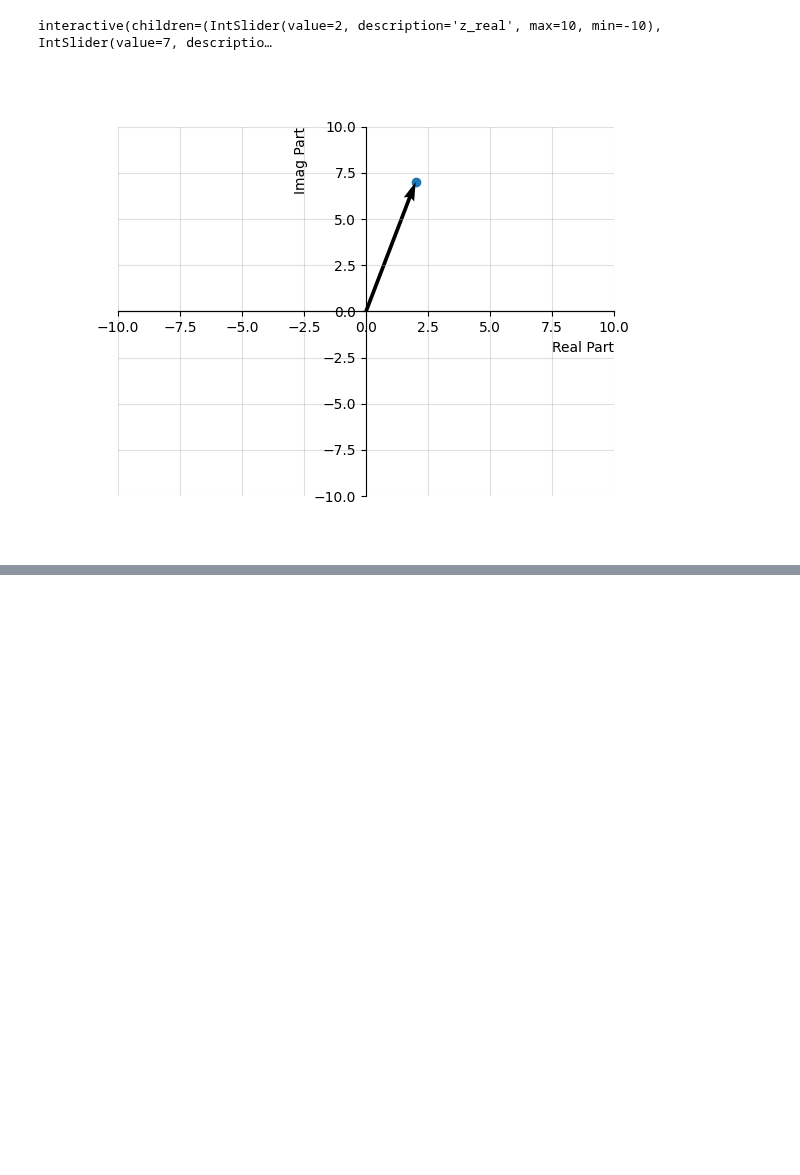
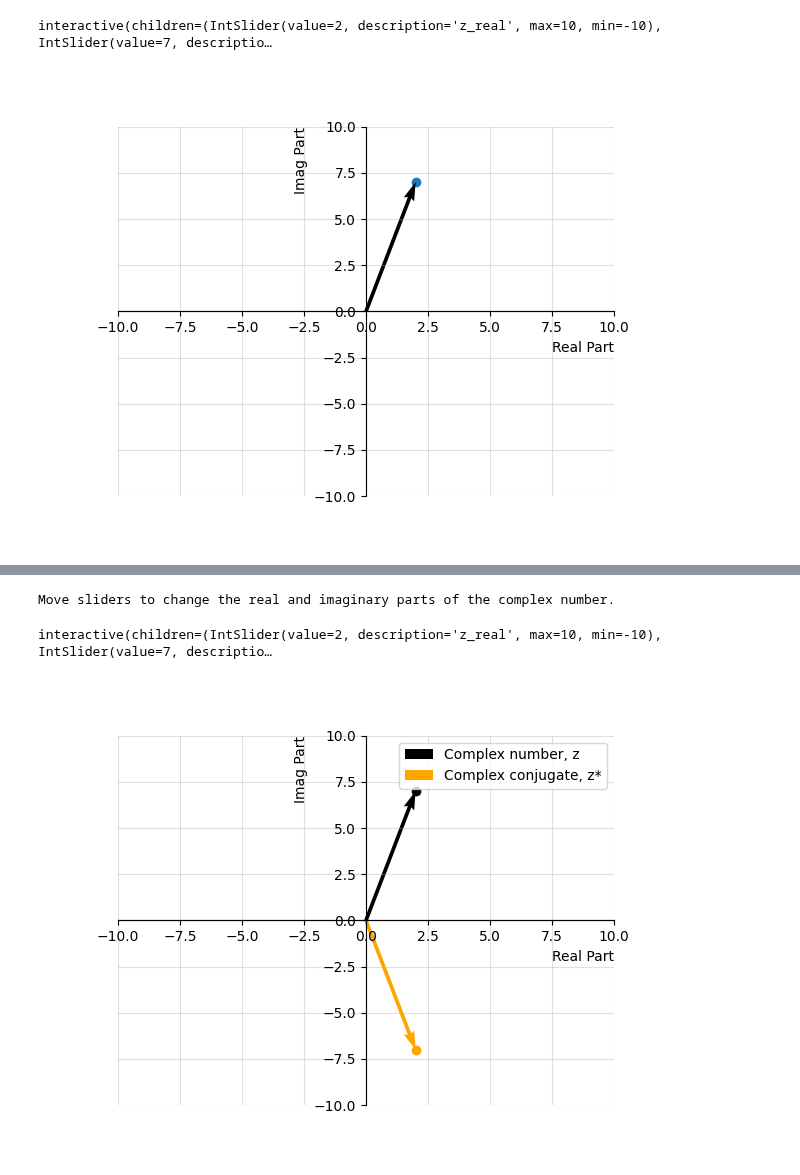
Before and after one commit to randyaliased/acspjbook, a Jupyter notebook: book/fundamental/02_Complex_numbers.ipynb, the cells around one changed output, grey strips where cells are left out. Cells and saved outputs as stored; diff of their text form; code cells hidden in the pictures; blank space fills up the shorter version.

```diff
--- a/book/fundamental/02_Complex_numbers.ipynb
+++ b/book/fundamental/02_Complex_numbers.ipynb
@@ -392 +315,55 @@ z* =  (-5-4j)
+# %%
+fig, ax = plt.subplots()
+
+cn = ax.scatter([], [], color='black') # this command makes a scatter plot of x and y values
+qc = ax.quiver(0, 0, angles='xy', scale_units='xy',scale=1, label='Complex number, z')
+cnconj = ax.scatter([], [], color='orange')
+qcconj = ax.quiver(0, 0, angles='xy', scale_units='xy',scale=1,color='orange',label='Complex conjugate, z*')
+
+ax.set_xlabel('Real Part',loc='right')
+ax.set_ylabel('Imag Part',loc='top')
+
+# These commands are just decorations on the plot
+ax.set_xlim([-10, 10]) # sets x and y limits of the plot (CHANGE if complex number values greater)
+ax.set_ylim([-10, 10])
+ax.grid('k', alpha=0.4) # turns on grid
+# these commands make the axis pass through origin.
+# set the x-spine
+ax.spines['left'].set_position('zero')
+# turn off the right spine/ticks
+ax.spines['right'].set_color('none')
+ax.yaxis.tick_left()
+# set the y-spine
+ax.spines['bottom'].set_position('zero')
+ax.spines['top'].set_position('zero')
+ax.legend()
+
+# Create the interactive plot
+def update(z_real = 2, z_imag = 7):
+
+    z = z_real + z_imag * 1j
+
+    cn.set_offsets([z_real, z_imag])
+    qc.set_UVC(z_real, z_imag)
+    cnconj.set_offsets([z_real, -z_imag])
+    qcconj.set_UVC(z_real, -z_imag)
+
+    # Compute modulus and argument
+    z_mod = np.round(np.abs(z), decimals=2)
+    z_arg = np.round((np.angle(z)%(2*np.pi)), decimals=2)
+
+    print("The complex number is ", z)
+    print("The complex conjugate is ", z.conjugate())
+    print("The modulus, |z| is ",z_mod, "(length of vector)")
+    print("The argument, arg(z) is ",z_arg," (angle in radians between the vector of z and the positive real axis)")
+
+    fig.canvas.draw_idle()
+
+print('Move sliders to change the real and imaginary parts of the complex number.')
+interact(update, z_real = (-10,10,1), z_imag  = (-10,10,1))
+plt.show()
+# %% [output]
+Move sliders to change the real and imaginary parts of the complex number.
+interactive(children=(IntSlider(value=2, description='z_real', max=10, min=-10), IntSlider(value=7, descriptio…
+[figure, added]
 # %% [markdown]
```
Also changed, not shown: parts of 15 cells of this notebook.
